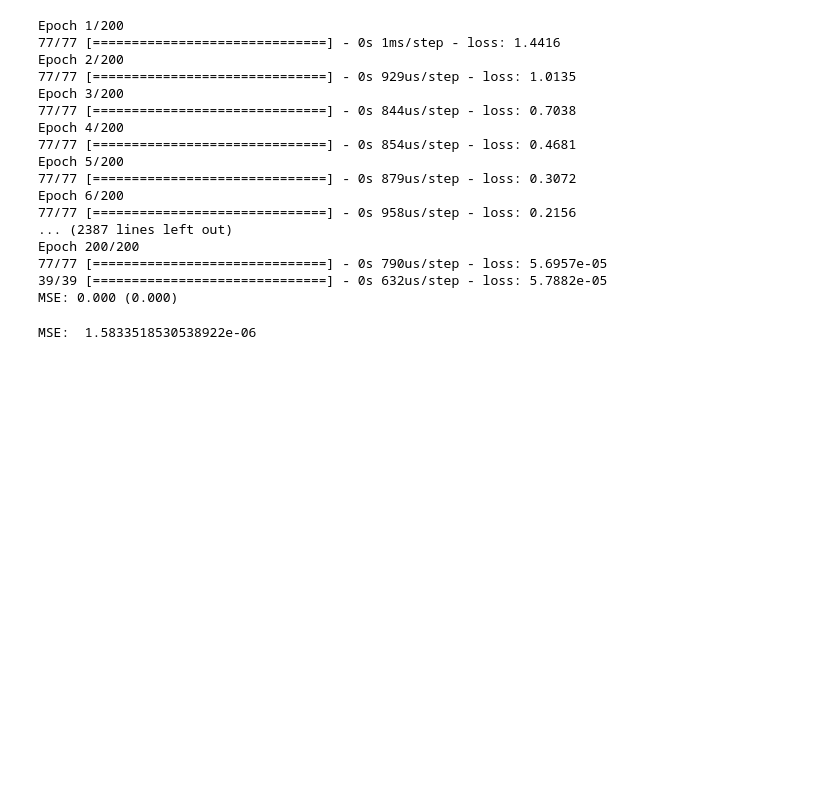
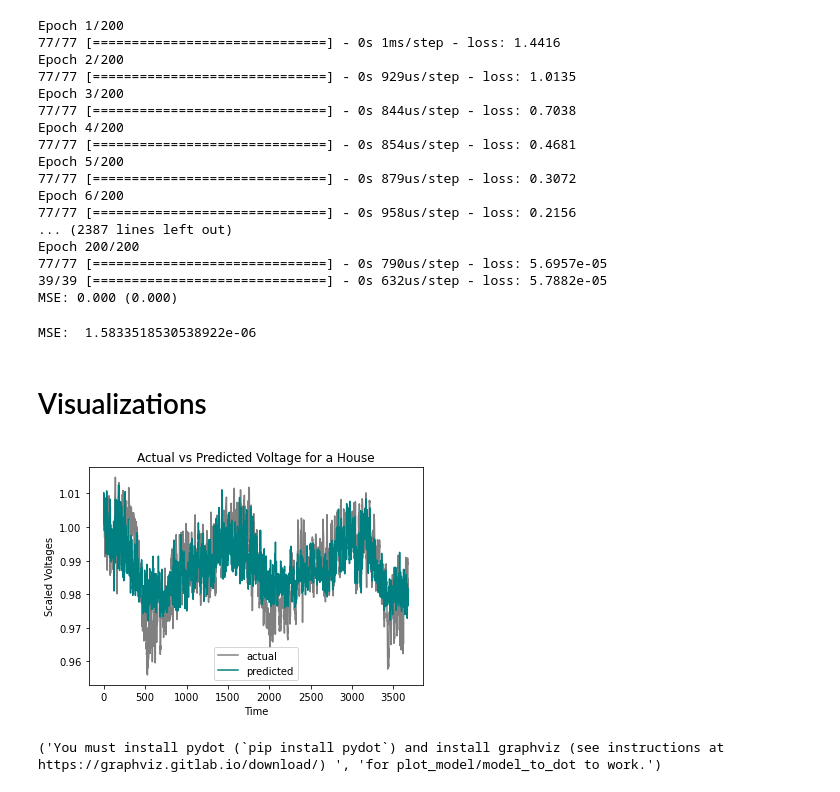
Before and after one commit to pragnaS/grid-edge, a Jupyter notebook: models/cnn/Anissa_NN.ipynb, the cells around one changed output. Cells and saved outputs as stored; diff of their text form; code cells hidden in the pictures; blank space fills up the shorter version.

Commit message:
visualization code

```diff
--- a/models/cnn/Anissa_NN.ipynb
+++ b/models/cnn/Anissa_NN.ipynb
@@ -276,3 +276,9 @@ MSE:  1.549488753235048e-06
 #beta_2=0.999
 MSE:  1.5975863793901269e-06
 MSE:  1.6180628068501263e-06
+# %%
+y_pred_df = pd.DataFrame(y_pred)
+# %%
+y_val_df = pd.DataFrame(y_val)
+# %% [markdown]
+# Visualizations
@@ -278,0 +287,10 @@ MSE:  1.6180628068501263e-06
+# %%
+plt.plot(y_val_df[9], label='actual', color='grey')
+plt.plot(y_pred_df[9], label='predicted', color='teal')
+plt.legend()
+plt.xlabel('Time')
+plt.ylabel('Scaled Voltages')
+plt.title('Actual vs Predicted Voltage for a House')
+plt.savefig('/Users/aniss/grid-edge/visuals/nn/house9.jpeg', edgecolor='w', transparent=False)
+# %% [output]
+[figure, added]
@@ -278,0 +302,4 @@ MSE:  1.6180628068501263e-06
+# %%
+plot_model(model, to_file='/Users/aniss/grid-edge/visuals/nn/model.png', show_shapes=True, show_layer_names=True)
+# %% [output]
+('You must install pydot (`pip install pydot`) and install graphviz (see instructions at https://graphviz.gitlab.io/download/) ', 'for plot_model/model_to_dot to work.')
```
Also changed, not shown: parts of 3 cells of this notebook.
